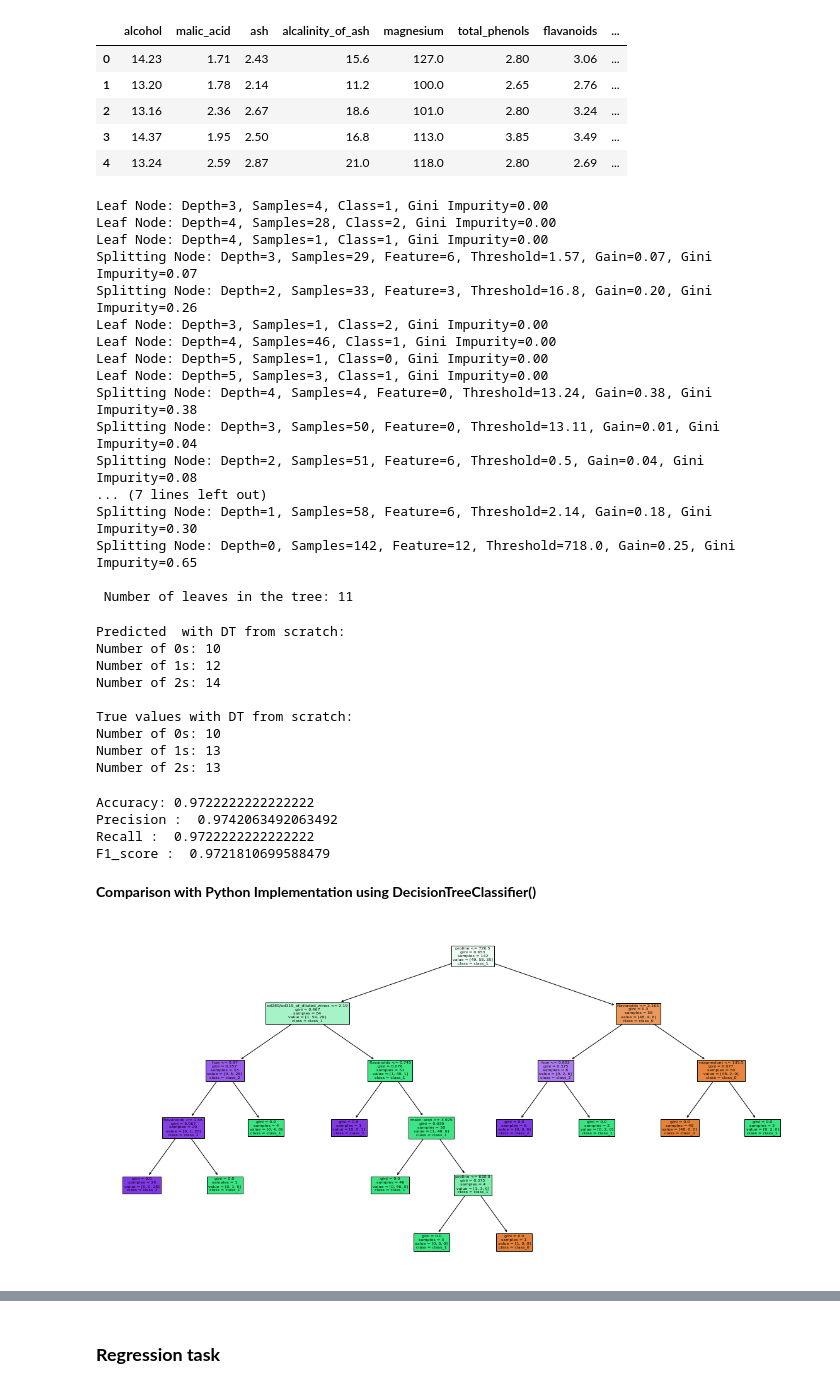
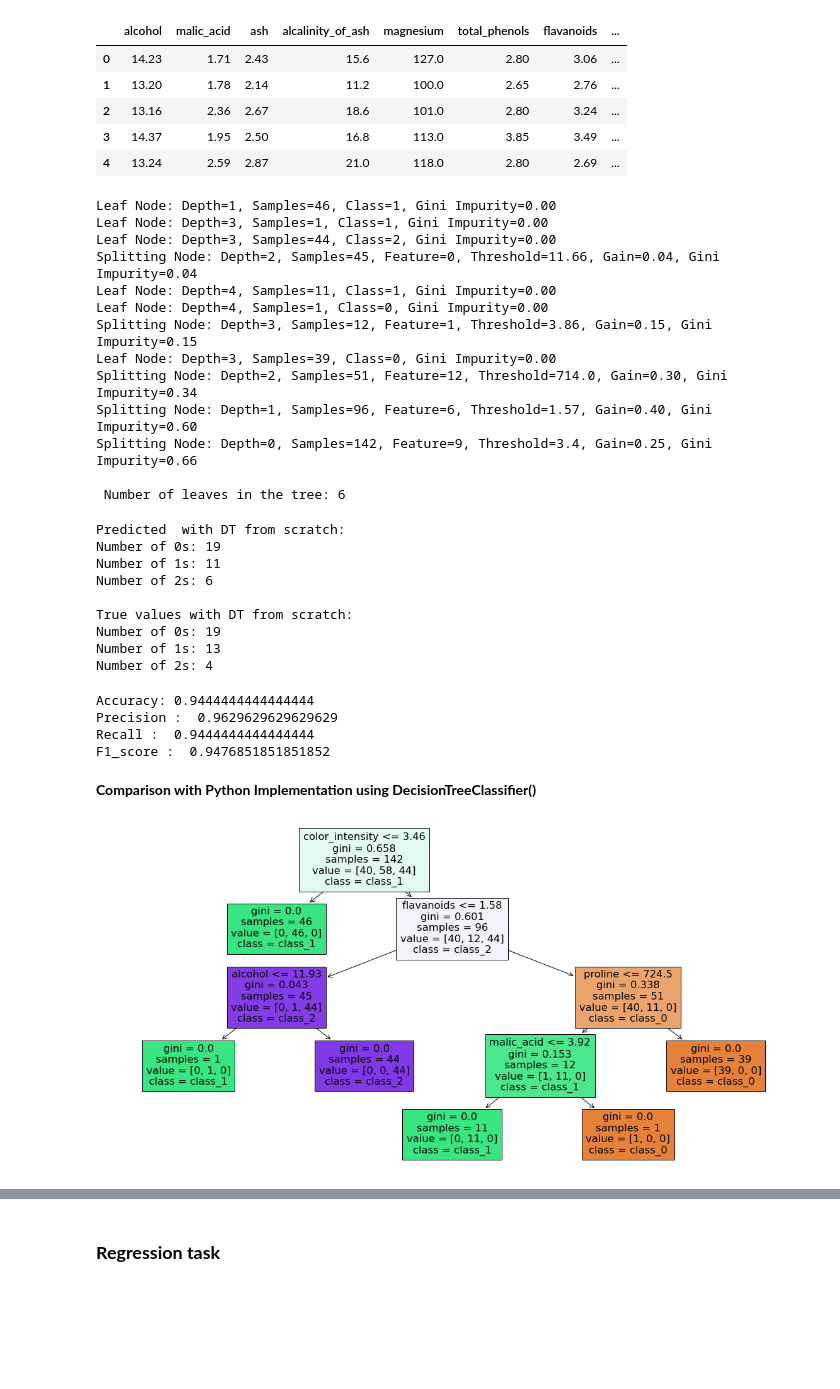
Before and after one commit to Alinehbg/EnsembleLearning, a Jupyter notebook: DecisionTree.ipynb, the cells around one changed output, grey strips where cells are left out. Cells and saved outputs as stored; diff of their text form; code cells hidden in the pictures; blank space fills up the shorter version.

```diff
--- a/DecisionTree.ipynb
+++ b/DecisionTree.ipynb
@@ -162,7 +162,7 @@ X_train, X_test, y_train, y_test = train_test_split(wine.data, wine.target, test
 # Application of our algorithm for classification task
 
 ## Create object and choose parameters
-tree = DecisionTree(max_depth=10, min_samples_split=4)
+tree = DecisionTree(max_depth=5, min_samples_split=4)
 
 ## Construction of tree from training data and display nodes characteristics
 tree.fit(X_train, y_train)
@@ -170,23 +170,19 @@ tree.fit(X_train, y_train)
 ## Use 'count_leaves' method to print the number of leaves in the tree
 print('\n Number of leaves in the tree:', tree.count_leaves())
 # %% [output]
-Leaf Node: Depth=3, Samples=4, Class=1, Gini Impurity=0.00
-Leaf Node: Depth=4, Samples=28, Class=2, Gini Impurity=0.00
-Leaf Node: Depth=4, Samples=1, Class=1, Gini Impurity=0.00
-Splitting Node: Depth=3, Samples=29, Feature=6, Threshold=1.57, Gain=0.07, Gini Impurity=0.07
-Splitting Node: Depth=2, Samples=33, Feature=3, Threshold=16.8, Gain=0.20, Gini Impurity=0.26
-Leaf Node: Depth=3, Samples=1, Class=2, Gini Impurity=0.00
-Leaf Node: Depth=4, Samples=46, Class=1, Gini Impurity=0.00
-Leaf Node: Depth=5, Samples=1, Class=0, Gini Impurity=0.00
-Leaf Node: Depth=5, Samples=3, Class=1, Gini Impurity=0.00
-Splitting Node: Depth=4, Samples=4, Feature=0, Threshold=13.24, Gain=0.38, Gini Impurity=0.38
-Splitting Node: Depth=3, Samples=50, Feature=0, Threshold=13.11, Gain=0.01, Gini Impurity=0.04
-Splitting Node: Depth=2, Samples=51, Feature=6, Threshold=0.5, Gain=0.04, Gini Impurity=0.08
-... (7 lines left out)
-Splitting Node: Depth=1, Samples=58, Feature=6, Threshold=2.14, Gain=0.18, Gini Impurity=0.30
-Splitting Node: Depth=0, Samples=142, Feature=12, Threshold=718.0, Gain=0.25, Gini Impurity=0.65
+Leaf Node: Depth=1, Samples=46, Class=1, Gini Impurity=0.00
+Leaf Node: Depth=3, Samples=1, Class=1, Gini Impurity=0.00
+Leaf Node: Depth=3, Samples=44, Class=2, Gini Impurity=0.00
+Splitting Node: Depth=2, Samples=45, Feature=0, Threshold=11.66, Gain=0.04, Gini Impurity=0.04
+Leaf Node: Depth=4, Samples=11, Class=1, Gini Impurity=0.00
+Leaf Node: Depth=4, Samples=1, Class=0, Gini Impurity=0.00
+Splitting Node: Depth=3, Samples=12, Feature=1, Threshold=3.86, Gain=0.15, Gini Impurity=0.15
+Leaf Node: Depth=3, Samples=39, Class=0, Gini Impurity=0.00
+Splitting Node: Depth=2, Samples=51, Feature=12, Threshold=714.0, Gain=0.30, Gini Impurity=0.34
+Splitting Node: Depth=1, Samples=96, Feature=6, Threshold=1.57, Gain=0.40, Gini Impurity=0.60
+Splitting Node: Depth=0, Samples=142, Feature=9, Threshold=3.4, Gain=0.25, Gini Impurity=0.66
 
- Number of leaves in the tree: 11
+ Number of leaves in the tree: 6
 # %%
 ## Predictions on test set using the 'predict' method
 y_pred = np.array([tree.predict(x) for x in X_test.values])
@@ -208,14 +204,14 @@ print("Number of 1s:", counts[1])
 print("Number of 2s:", counts[2])
 # %% [output]
 Predicted  with DT from scratch:
-Number of 0s: 10
-Number of 1s: 12
-Number of 2s: 14
+Number of 0s: 19
+Number of 1s: 11
+Number of 2s: 6
 
 True values with DT from scratch:
-Number of 0s: 10
+Number of 0s: 19
 Number of 1s: 13
-Number of 2s: 13
+Number of 2s: 4
 # %%
 ### Metrics for classification to evaluate quality of our tree
 
@@ -229,10 +225,10 @@ print("Precision : ",precision)
 print("Recall : ", recall)
 print("F1_score : " ,f1)
 # %% [output]
-Accuracy: 0.9722222222222222
-Precision :  0.9742063492063492
-Recall :  0.9722222222222222
-F1_score :  0.9721810699588479
+Accuracy: 0.9444444444444444
+Precision :  0.9629629629629629
+Recall :  0.9444444444444444
+F1_score :  0.9476851851851852
 # %% [markdown]
  **Comparison with Python Implementation using DecisionTreeClassifier()**
 # %%
@@ -241,17 +237,17 @@ from sklearn.tree import DecisionTreeClassifier, plot_tree
 import matplotlib.pyplot as plt
 # %%
 #### Creation of tree object
-clf = DecisionTreeClassifier(max_depth = 10, min_samples_leaf = 1,  min_samples_split = 4)
+clf = DecisionTreeClassifier(max_depth = 5,  min_samples_split = 4, random_state = 42)
 
 # Fit with train data
 clf = clf.fit(X_train,y_train)
 
 # Plot the tree obtained with training data
 plt.figure(figsize=(20,10))
 plot_tree(clf, feature_names=wine.feature_names, class_names=wine.target_names, filled=True)
 plt.show()
 # %% [output]
-[figure, old version]
+[figure, new version]
 # %%
 # Predict the classes for test dataset
 y_pred = clf.predict(X_test)
```
Also changed, not shown: parts of 8 cells of this notebook.
